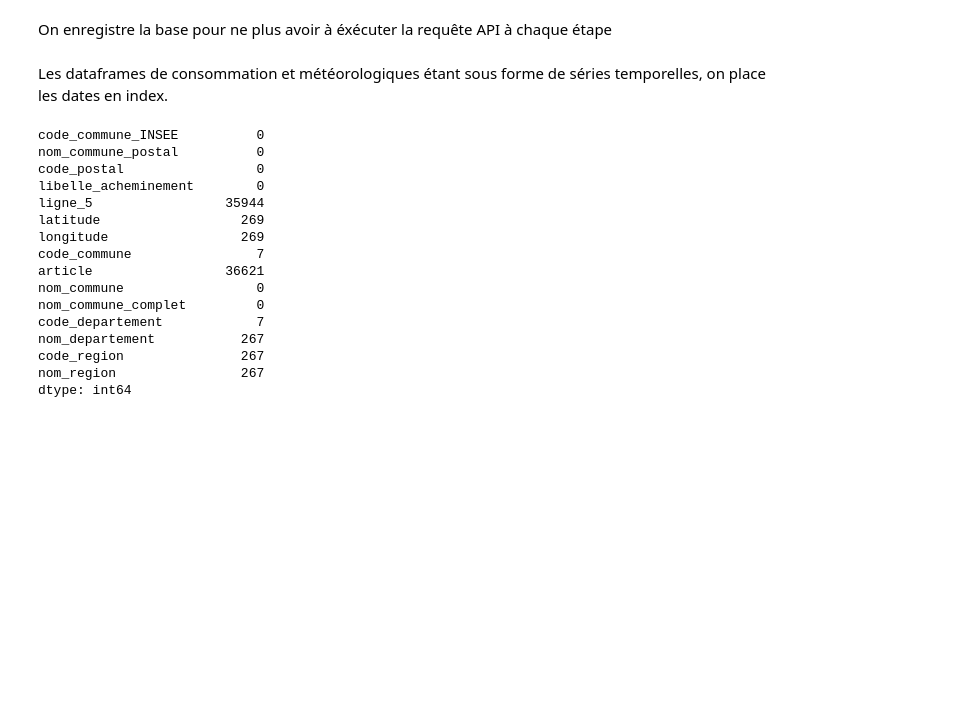
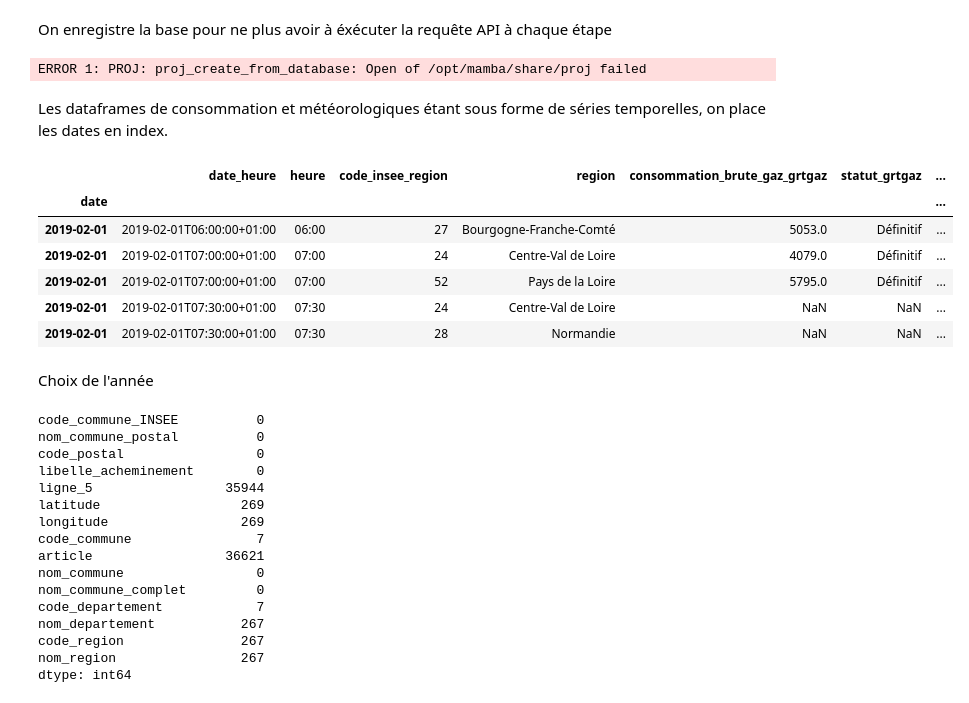
Before and after one commit to antoine-palazz/Python_DS_Project, a Jupyter notebook: Api_Odre.ipynb, the cells around one changed output. Cells and saved outputs as stored; diff of their text form; code cells hidden in the pictures; blank space fills up the shorter version.

```diff
--- a/Api_Odre.ipynb
+++ b/Api_Odre.ipynb
@@ -150,8 +144,23 @@ data_weather.to_csv('data_weather.csv', index = False)
 data_consumption = pd.read_csv('data_consumption.csv')
 data_communes = pd.read_csv('data_communes.csv')
 data_weather = pd.read_csv('data_weather.csv')
+data_geo = gpd.read_file("data_geo.geojson")
+# %% [output]
+ERROR 1: PROJ: proj_create_from_database: Open of /opt/mamba/share/proj failed
 # %% [markdown]
 Les dataframes de consommation et météorologiques  étant sous forme de séries temporelles, on place les dates en index.
 # %%
 data_consumption['date'] = pd.to_datetime(data_consumption['date'])
 data_consumption.set_index('date', inplace=True)
+# %%
+data_consumption.head()
+# %% [output]
+|  | date_heure | heure | code_insee_region | region | consommation_brute_gaz_grtgaz | statut_grtgaz | ... |
+| date |  |  |  |  |  |  | ... |
+| 2019-02-01 | 2019-02-01T06:00:00+01:00 | 06:00 | 27 | Bourgogne-Franche-Comté | 5053.0 | Définitif | ... |
+| 2019-02-01 | 2019-02-01T07:00:00+01:00 | 07:00 | 24 | Centre-Val de Loire | 4079.0 | Définitif | ... |
+| 2019-02-01 | 2019-02-01T07:00:00+01:00 | 07:00 | 52 | Pays de la Loire | 5795.0 | Définitif | ... |
+| 2019-02-01 | 2019-02-01T07:30:00+01:00 | 07:30 | 24 | Centre-Val de Loire | NaN | NaN | ... |
+| 2019-02-01 | 2019-02-01T07:30:00+01:00 | 07:30 | 28 | Normandie | NaN | NaN | ... |
+# %% [markdown]
+Choix de l'année
```
Also changed, not shown: parts of 36 cells of this notebook.
